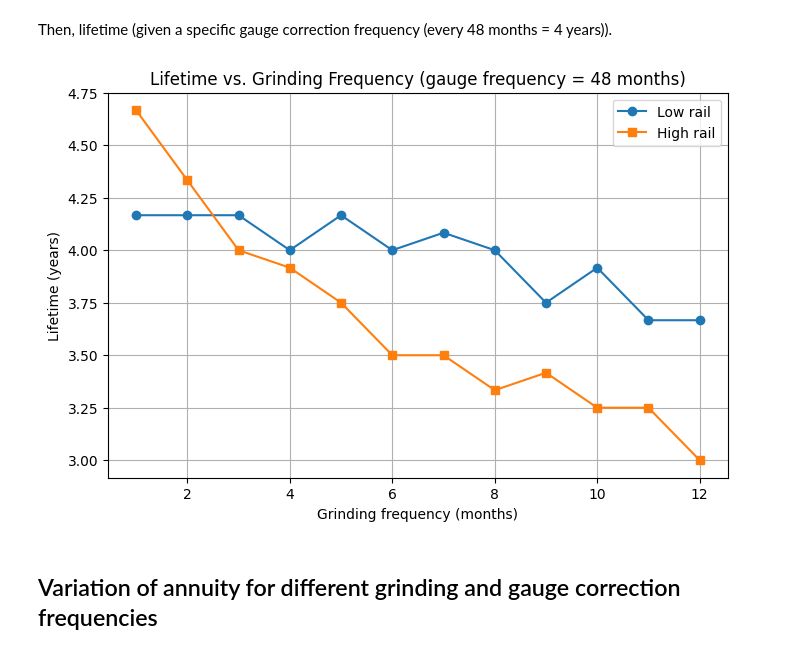
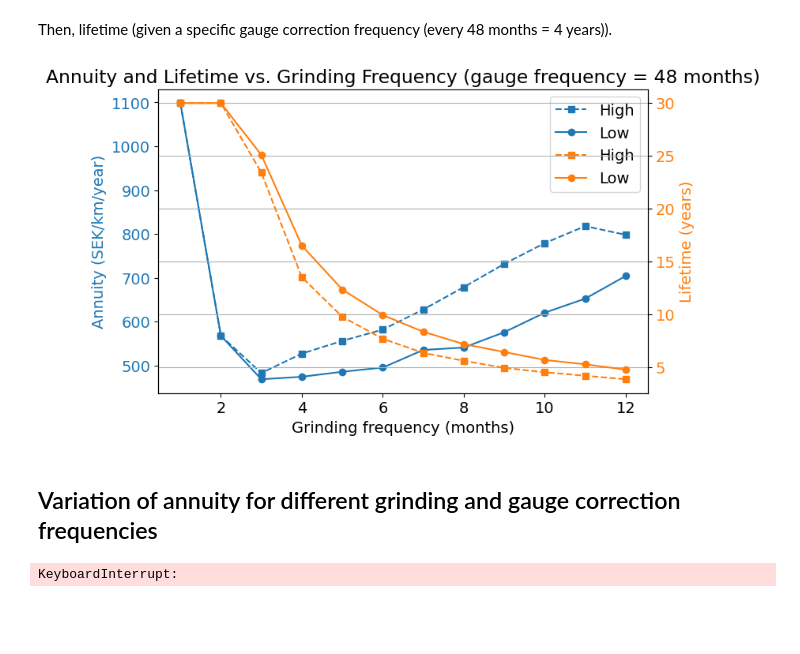
Before and after one commit to abdeaitali/rurut, a Jupyter notebook: LCC/rals_livslangd_python/notebooks/notebook_LCC_rail_single.ipynb, the cells around one changed output. Drawn from its saved outputs; the diff is of its cells as text; code cells hidden in the pictures; blank space fills up the shorter version.

```diff
--- a/LCC/rals_livslangd_python/notebooks/notebook_LCC_rail_single.ipynb
+++ b/LCC/rals_livslangd_python/notebooks/notebook_LCC_rail_single.ipynb
@@ -18,7 +18,9 @@ sys.path.append('../')  # Adjust the path to the root directory containing 'prep
 from preprocessings.read_input_data import read_input_data
 
 # Call the function to read the data
-file_path = '../data/raw/CM2025/BDL_111_results_JL_0519_R1465.csv'
+file_path = '../data/raw/CM2025/BDL_111_results_JL_R1465.csv'
+#file_path = '../data/raw/CM2025/BDL_111_results_JL_R495.csv'
+#file_path = '../data/raw/mistra_result_test_R495.csv' # example from prior project
 data_df = read_input_data(file_path)
 # %% [markdown]
 ## Interpolation
@@ -104,19 +104,9 @@ lifetime_highs = []
 for freq in grinding_freqs:
     # Use the same gauge_freq as before
     maint_strategy = (freq, gauge_freq)
-    ann_low, life_low = get_annuity_refactored(data_df_interpolated, maint_strategy, high_or_low_rail='Inner')
-    ann_high, life_high = get_annuity_refactored(data_df_interpolated, maint_strategy, high_or_low_rail='High')
+    ann_low, life_low, _ = get_annuity_refactored(data_df_interpolated, maint_strategy, high_or_low_rail='Inner')
+    ann_high, life_high, _ = get_annuity_refactored(data_df_interpolated, maint_strategy, high_or_low_rail='High')
     annuity_lows.append(ann_low)
     annuity_highs.append(ann_high)
     lifetime_lows.append(life_low)
     lifetime_highs.append(life_high)
-
-plt.figure(figsize=(8, 5))
-plt.plot(grinding_freqs, annuity_lows, marker='o', label='Low rail')
-plt.plot(grinding_freqs, annuity_highs, marker='s', label='High rail')
-plt.xlabel('Grinding frequency (months)')
-plt.ylabel('Annuity (SEK/km/year)')
-plt.title('Annuity vs. Grinding Frequency (gauge frequency = 48 months)')
-plt.legend()
-plt.grid(True)
-plt.show()
@@ -125,17 +113,36 @@ plt.show()
 # %% [markdown]
 Then, lifetime (given a specific gauge correction frequency (every 48 months = 4 years)).
 # %%
-plt.figure(figsize=(8, 5))
-plt.plot(grinding_freqs, lifetime_lows, marker='o', label='Low rail')
-plt.plot(grinding_freqs, lifetime_highs, marker='s', label='High rail')
-plt.xlabel('Grinding frequency (months)')
-plt.ylabel('Lifetime (years)')
-plt.title('Lifetime vs. Grinding Frequency (gauge frequency = 48 months)')
-plt.legend()
+fig, ax1 = plt.subplots(figsize=(8, 5))
+
+color1 = 'tab:blue'
+color2 = 'tab:orange'
+
+# Plot annuity on left y-axis
+ax1.set_xlabel('Grinding frequency (months)')
+ax1.set_ylabel('Annuity (SEK/km/year)', color=color1)
+ax1.plot(grinding_freqs, annuity_highs, marker='s', label='High', color=color1, linestyle='--')
+ax1.plot(grinding_freqs, annuity_lows, marker='o', label='Low', color=color1, linestyle='-')
+
+ax1.tick_params(axis='y', labelcolor=color1)
+
+# Create a second y-axis for lifetime
+ax2 = ax1.twinx()
+ax2.set_ylabel('Lifetime (years)', color=color2)
+ax2.plot(grinding_freqs, lifetime_highs, marker='s', label='High', color=color2, linestyle='--')
+ax2.plot(grinding_freqs, lifetime_lows, marker='o', label='Low', color=color2, linestyle='-')
+ax2.tick_params(axis='y', labelcolor=color2)
+
+# Legends
+lines_1, labels_1 = ax1.get_legend_handles_labels()
+lines_2, labels_2 = ax2.get_legend_handles_labels()
+ax1.legend(lines_1 + lines_2, labels_1 + labels_2, loc='upper right')
+
+plt.title('Annuity and Lifetime vs. Grinding Frequency (gauge frequency = 48 months)')
 plt.grid(True)
 plt.show()
 # %% [output]
-[figure, old version]
+[figure, new version]
 # %% [markdown]
 ## Variation of annuity for different grinding and gauge correction frequencies
 # %%
@@ -143,7 +150,7 @@ import numpy as np
 
 # Define frequency ranges
 grinding_range = range(1, 13)  # 1 to 12 months
-gauge_range = range(1, 49, 3)  # 1 to 48 months, skipping every third
+gauge_range = range(12, 49, 3)  # 1 to 48 months, step 4
 
 # Prepare result arrays
 annuity_matrix_high = np.zeros((len(grinding_range), len(gauge_range)))
@@ -155,10 +162,12 @@ lifetime_matrix_low = np.zeros((len(grinding_range), len(gauge_range)))
 for i, grind_freq in enumerate(grinding_range):
     for j, gauge_freq in enumerate(gauge_range):
         strategy = (grind_freq, gauge_freq)
-        ann_high, life_high = get_annuity_refactored(data_df_interpolated, strategy, high_or_low_rail='High')
-        ann_low, life_low = get_annuity_refactored(data_df_interpolated, strategy, high_or_low_rail='Inner')
+        ann_high, life_high, _ = get_annuity_refactored(data_df_interpolated, strategy, high_or_low_rail='High')
+        ann_low, life_low, _ = get_annuity_refactored(data_df_interpolated, strategy, high_or_low_rail='Inner')
         annuity_matrix_high[i, j] = ann_high
         lifetime_matrix_high[i, j] = life_high
         annuity_matrix_low[i, j] = ann_low
         lifetime_matrix_low[i, j] = life_low
+# %% [output]
+KeyboardInterrupt:
 # %%
```
Also changed, not shown: parts of 7 cells of this notebook, 22 other files.
